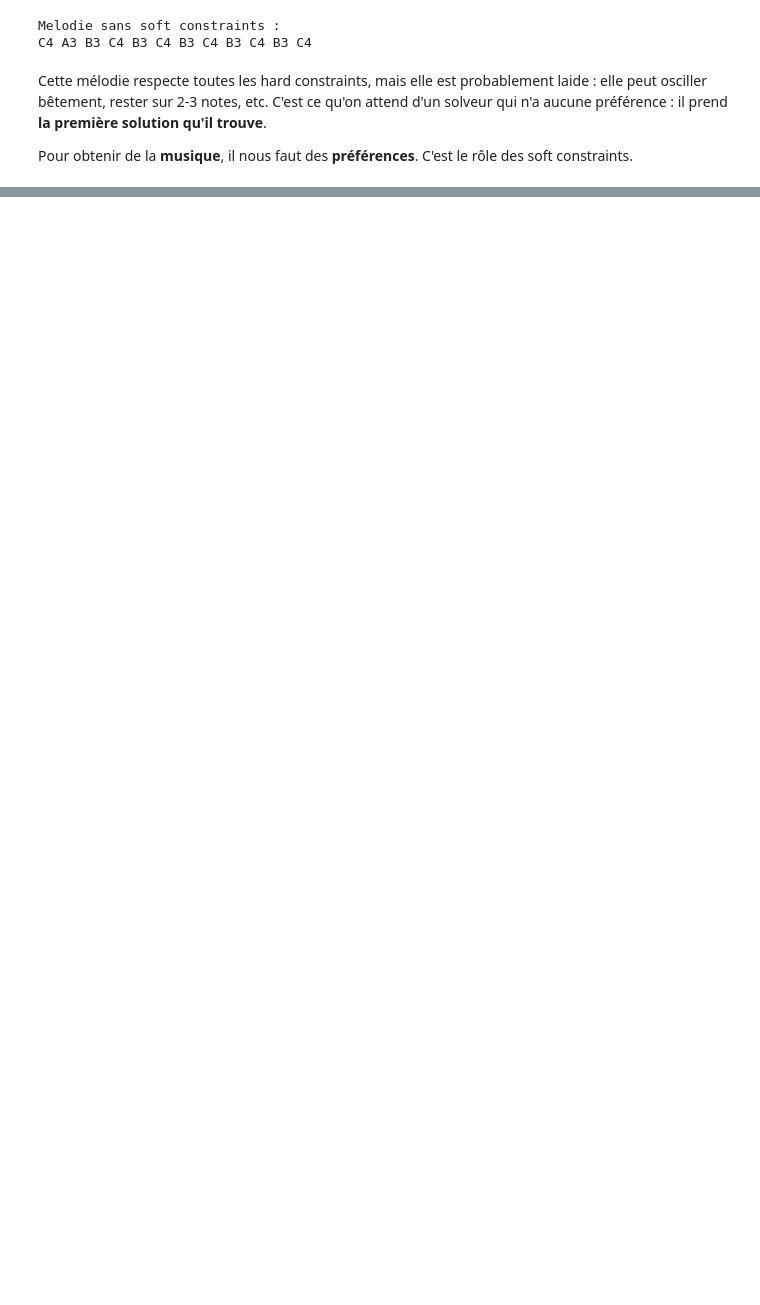
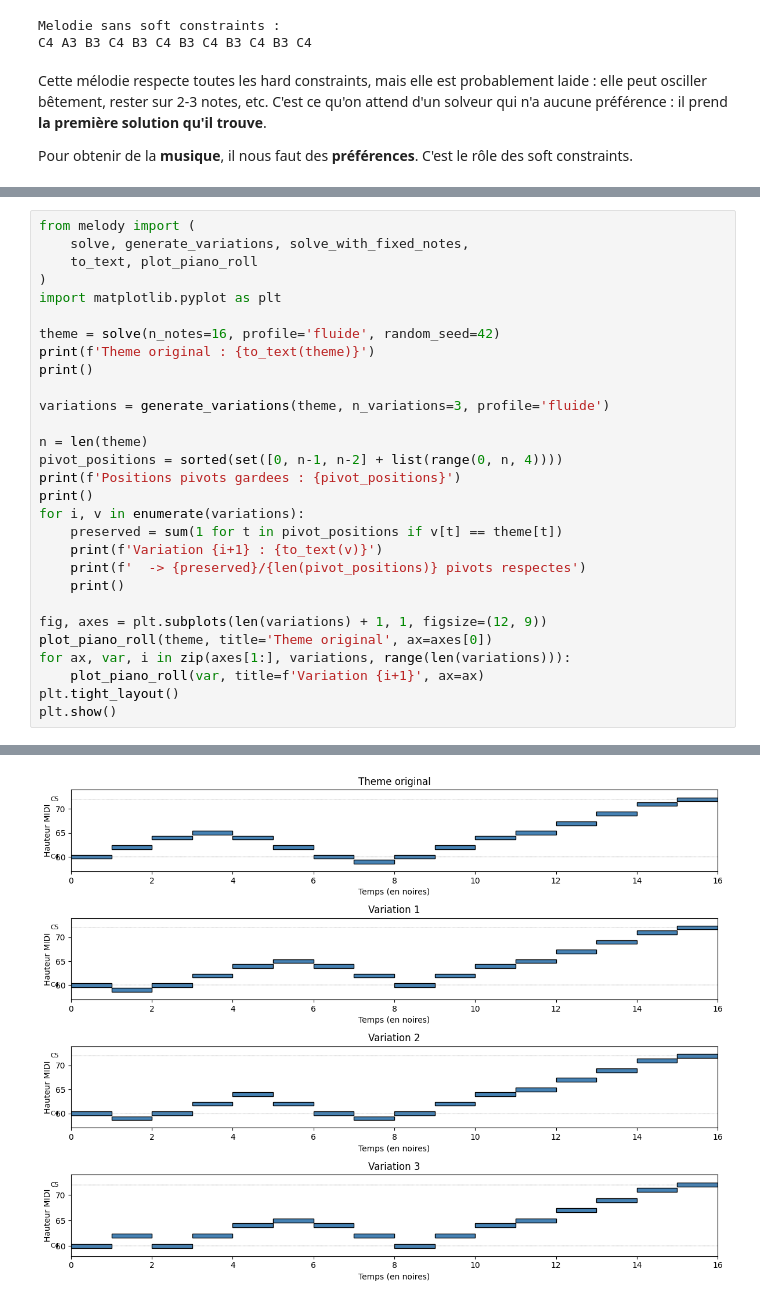
Before and after one commit to jsboigeEpita/2026-Epita-Programmation-par-Contraintes, a Jupyter notebook: H1_V2-Composition-Musicale-Assistée-par-contraintes/demo/H1-Melody-Generation.ipynb, the cells around one changed output, grey strips where cells are left out. Saved outputs shown, nothing was run; the diff lists cells and outputs as text; blank space fills up the shorter version.

```diff
--- a/H1_V2-Composition-Musicale-Assistée-par-contraintes/demo/H1-Melody-Generation.ipynb
+++ b/H1_V2-Composition-Musicale-Assistée-par-contraintes/demo/H1-Melody-Generation.ipynb
@@ -286,0 +315,30 @@ Petite sanity check pour la soutenance : on vérifie *a posteriori* que les mél
+# %%
+from melody import (
+    solve, generate_variations, solve_with_fixed_notes,
+    to_text, plot_piano_roll
+)
+import matplotlib.pyplot as plt
+
+theme = solve(n_notes=16, profile='fluide', random_seed=42)
+print(f'Theme original : {to_text(theme)}')
+print()
+
+variations = generate_variations(theme, n_variations=3, profile='fluide')
+
+n = len(theme)
+pivot_positions = sorted(set([0, n-1, n-2] + list(range(0, n, 4))))
+print(f'Positions pivots gardees : {pivot_positions}')
+print()
+for i, v in enumerate(variations):
+    preserved = sum(1 for t in pivot_positions if v[t] == theme[t])
+    print(f'Variation {i+1} : {to_text(v)}')
+    print(f'  -> {preserved}/{len(pivot_positions)} pivots respectes')
+    print()
+
+fig, axes = plt.subplots(len(variations) + 1, 1, figsize=(12, 9))
+plot_piano_roll(theme, title='Theme original', ax=axes[0])
+for ax, var, i in zip(axes[1:], variations, range(len(variations))):
+    plot_piano_roll(var, title=f'Variation {i+1}', ax=ax)
+plt.tight_layout()
+plt.show()
+# %% [output]
@@ -286,0 +357 @@ Petite sanity check pour la soutenance : on vérifie *a posteriori* que les mél
+[figure, added]
```
Also changed, not shown: parts of 23 cells of this notebook, 8 other files.
